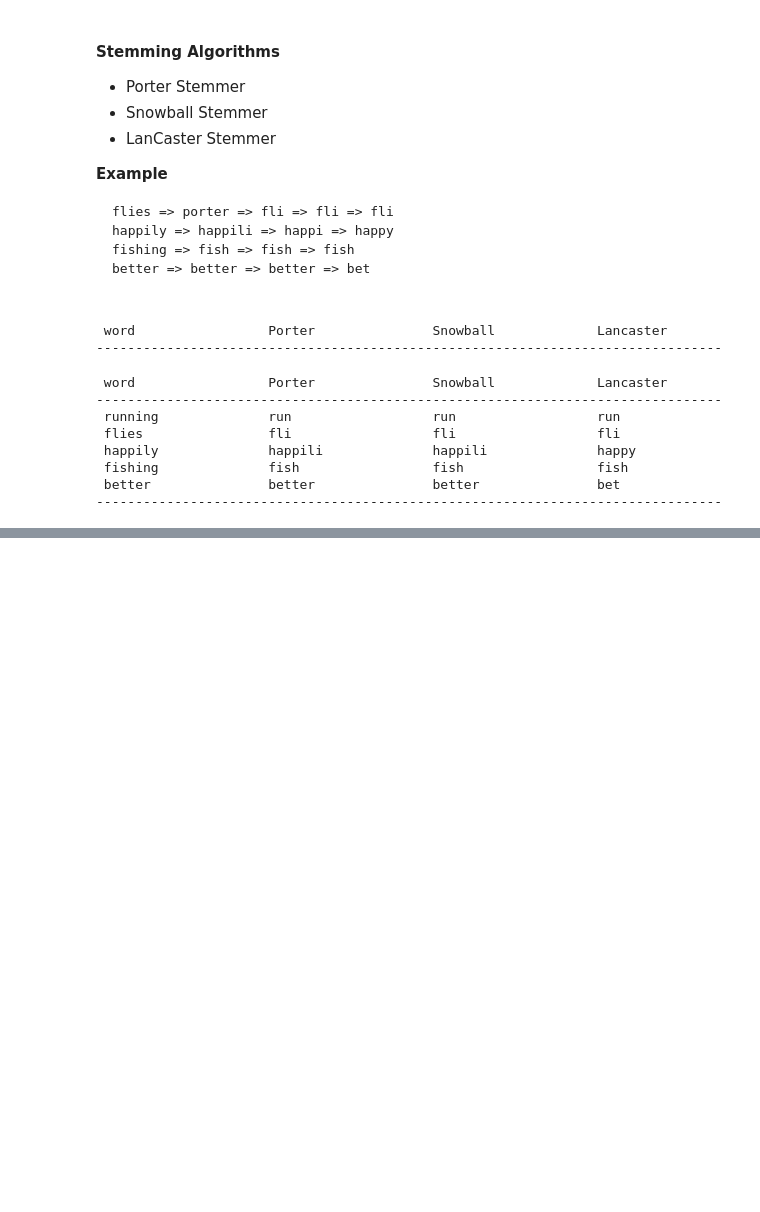
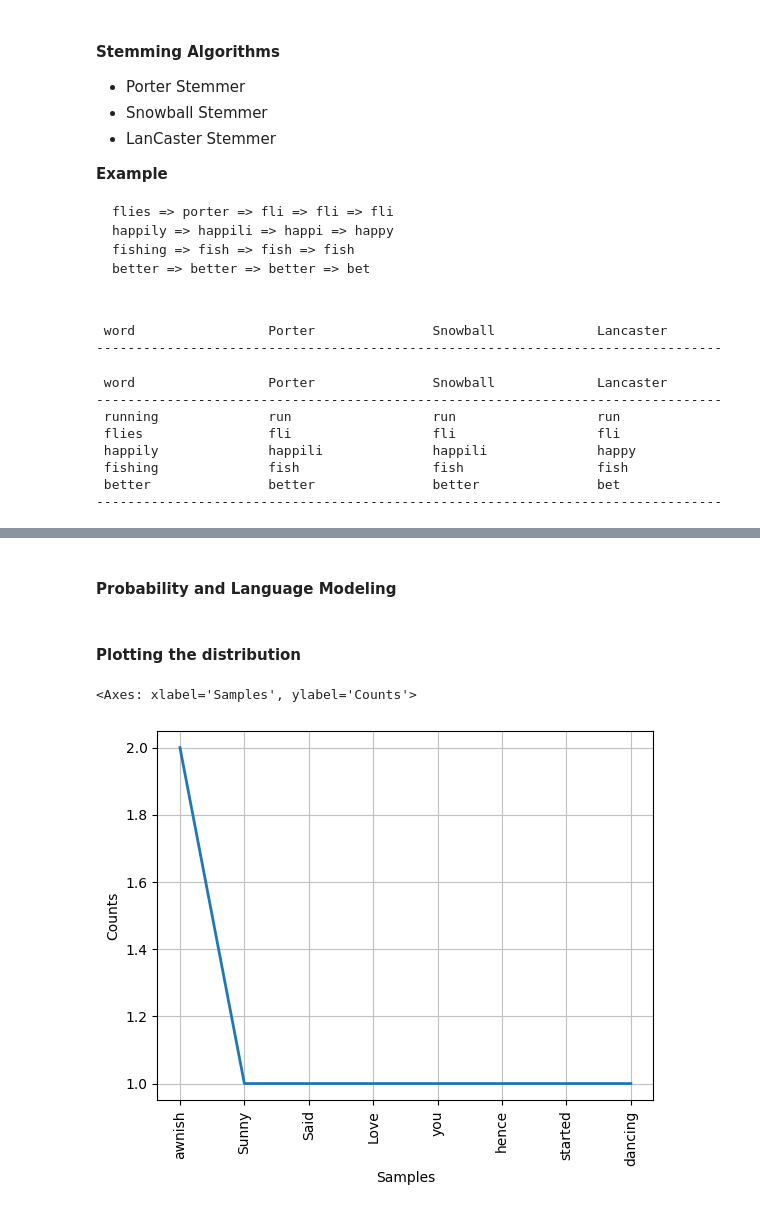
Before and after one commit to awnishmmg/Python-with-Datascience-and-ML, a Jupyter notebook: nlp/Lemmetization-stemming.ipynb, the cells around one changed output, grey strips where cells are left out. Drawn from its saved outputs; the diff is of its cells as text; code cells hidden in the pictures; blank space fills up the shorter version.

```diff
--- a/nlp/Lemmetization-stemming.ipynb
+++ b/nlp/Lemmetization-stemming.ipynb
@@ -147,0 +270,11 @@ print("-"*80)
+# %% [markdown]
+#### Probability and Language Modeling
+# %%
+from nltk import word_tokenize
+
+words = word_tokenize("Sunny Said Love you awnish hence awnish started dancing")
+
+from nltk.probability import FreqDist
+fdist = FreqDist(words)
+# %% [markdown]
+#### Plotting the distribution
@@ -147,0 +283,5 @@ print("-"*80)
+# %%
+fdist.plot(10)
+# %% [output]
+<Axes: xlabel='Samples', ylabel='Counts'>
+[figure, added]
```
Also changed, not shown: parts of 30 cells of this notebook, 1 other file.
